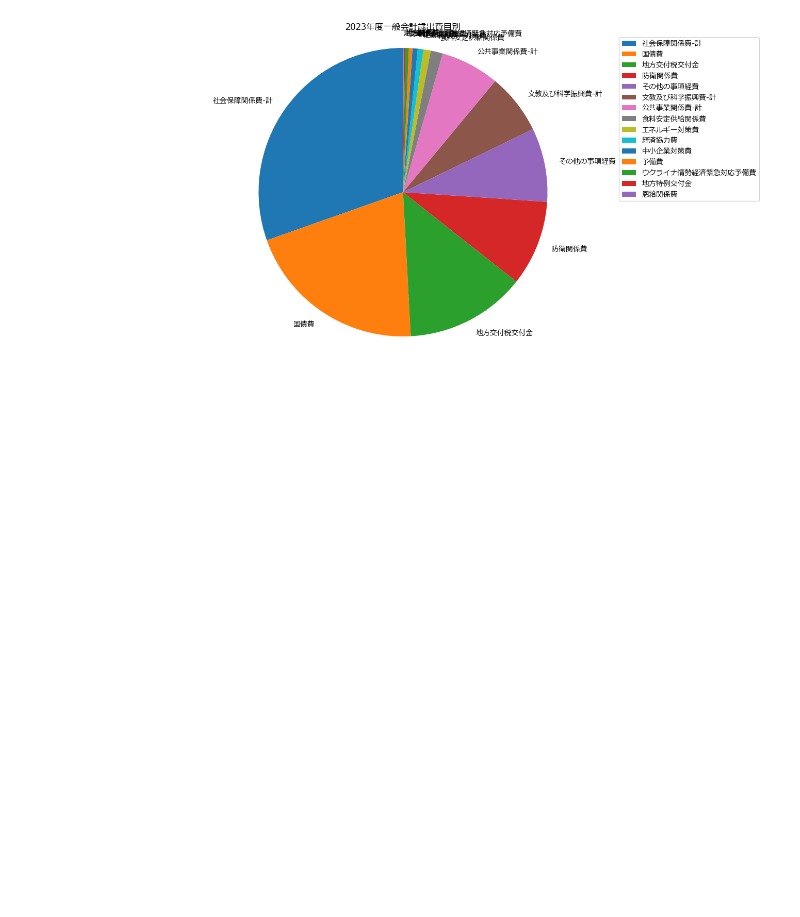
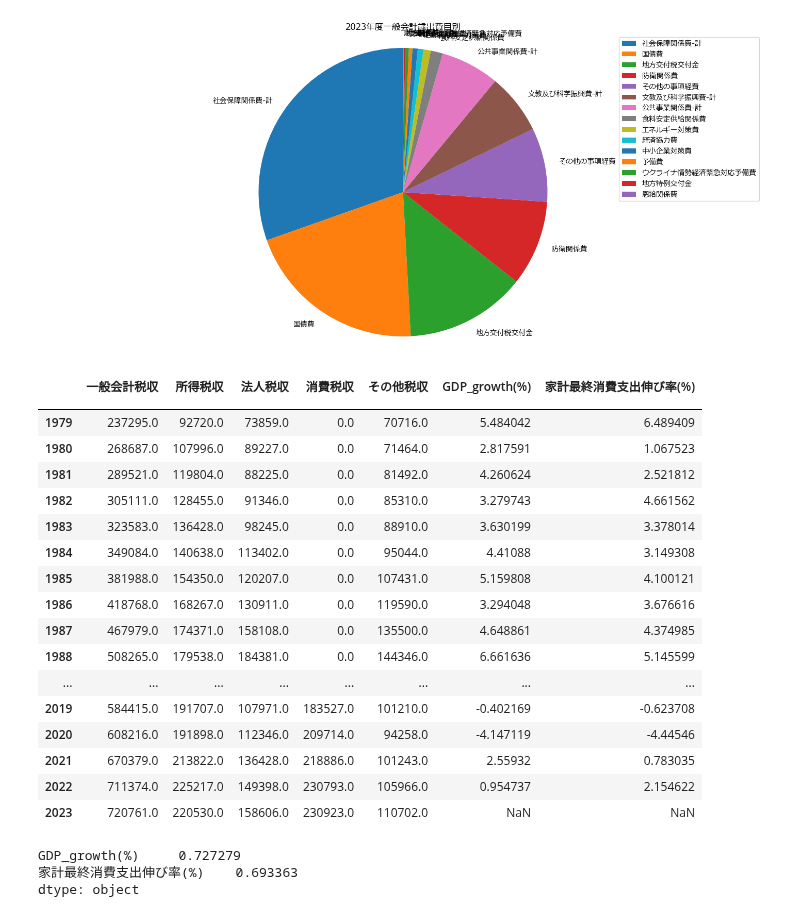
Before and after one commit to Pipikopimame/orbe_public2, a Jupyter notebook: 政府一般会計歳出.ipynb, the cells around one changed output. Cells and saved outputs as stored; diff of their text form; code cells hidden in the pictures; blank space fills up the shorter version.

```diff
--- a/政府一般会計歳出.ipynb
+++ b/政府一般会計歳出.ipynb
@@ -118,14 +135,37 @@ gdp2 = gdp.transpose()
 gdp2.rename(columns={0:'GDP_growth(%)'},inplace=True)
 gdp3 = gdp2.loc[1979:,['GDP_growth(%)']]
 
+##家計最終消費支出
+query_comp = '''SELECT * FROM wdi WHERE indicator_code = 'NE.CON.PRVT.KD.ZG' and country_code = 'JPN';'''
+cp = pd.read_sql(query_comp,engine2)
+year2 = []
+for i in range(1960,2023):
+    year2.append(i)
+year2.insert(0,'country_name')
+year2.insert(0,'country_code')
+year2.insert(0,'indicator_name')
+year2.insert(0,'indicator_code')
+
+cp.columns = year
+cp2 = cp.transpose()
+cp2.rename(columns={0:'家計最終消費支出伸び率(%)'},inplace=True)
+cp3 = cp2.loc[1979:,['家計最終消費支出伸び率(%)']]
+cp3.reset_index(drop=True,inplace=True)
+
 ##税収
 query_tax = '''SELECT *, 一般会計税収-所得税収-法人税収-消費税収 AS その他税収 FROM revenue;'''
 tax_rev = pd.read_sql(query_tax,engine)
 #tax_rev.set_index('年度',inplace=True)
 ##税収,GDP成長率
 gdp3.reset_index(drop=True,inplace=True)
-comp = pd.concat([tax_rev,gdp3],axis=1)
+comp = pd.concat([tax_rev,gdp3,cp3],axis=1)
 comp.set_index('年度',inplace=True)
 comp.iloc[-10:]
 comp.index.name = ''
-comp.iloc[:10]
+comp.columns
+comp['家計最終消費支出伸び率(%)']['1993':'2023'].mean()
+comp['GDP_growth(%)']['1993':'2023'].mean()
+#comp['政府予算'] = budget
+comp['政府予算'] = round(budget['合計']/100000)
+comp['単年度財政赤字']=comp['一般会計税収']-comp['政府予算']
+comp.rename(columns={'一般会計税収':'税収合計'},inplace=True)
@@ -237,3 +289,30 @@ ax1.legend(fontsize=10)
 plt.show()
 # %% [output]
 [figure]
+# %%
+comp
+# %% [output]
+|  | 一般会計税収 | 所得税収 | 法人税収 | 消費税収 | その他税収 | GDP_growth(%) | 家計最終消費支出伸び率(%) |
+|  |  |  |  |  |  |  |  |
+| 1979 | 237295.0 | 92720.0 | 73859.0 | 0.0 | 70716.0 | 5.484042 | 6.489409 |
+| 1980 | 268687.0 | 107996.0 | 89227.0 | 0.0 | 71464.0 | 2.817591 | 1.067523 |
+| 1981 | 289521.0 | 119804.0 | 88225.0 | 0.0 | 81492.0 | 4.260624 | 2.521812 |
+| 1982 | 305111.0 | 128455.0 | 91346.0 | 0.0 | 85310.0 | 3.279743 | 4.661562 |
+| 1983 | 323583.0 | 136428.0 | 98245.0 | 0.0 | 88910.0 | 3.630199 | 3.378014 |
+| 1984 | 349084.0 | 140638.0 | 113402.0 | 0.0 | 95044.0 | 4.41088 | 3.149308 |
+| 1985 | 381988.0 | 154350.0 | 120207.0 | 0.0 | 107431.0 | 5.159808 | 4.100121 |
+| 1986 | 418768.0 | 168267.0 | 130911.0 | 0.0 | 119590.0 | 3.294048 | 3.676616 |
+| 1987 | 467979.0 | 174371.0 | 158108.0 | 0.0 | 135500.0 | 4.648861 | 4.374985 |
+| 1988 | 508265.0 | 179538.0 | 184381.0 | 0.0 | 144346.0 | 6.661636 | 5.145599 |
+| ... | ... | ... | ... | ... | ... | ... | ... |
+| 2019 | 584415.0 | 191707.0 | 107971.0 | 183527.0 | 101210.0 | -0.402169 | -0.623708 |
+| 2020 | 608216.0 | 191898.0 | 112346.0 | 209714.0 | 94258.0 | -4.147119 | -4.44546 |
+| 2021 | 670379.0 | 213822.0 | 136428.0 | 218886.0 | 101243.0 | 2.55932 | 0.783035 |
+| 2022 | 711374.0 | 225217.0 | 149398.0 | 230793.0 | 105966.0 | 0.954737 | 2.154622 |
+| 2023 | 720761.0 | 220530.0 | 158606.0 | 230923.0 | 110702.0 | NaN | NaN |
+# %%
+comp.iloc[14:,[5,6]].mean()
+# %% [output]
+GDP_growth(%)     0.727279
+家計最終消費支出伸び率(%)    0.693363
+dtype: object
```
Also changed, not shown: parts of 8 cells of this notebook.
